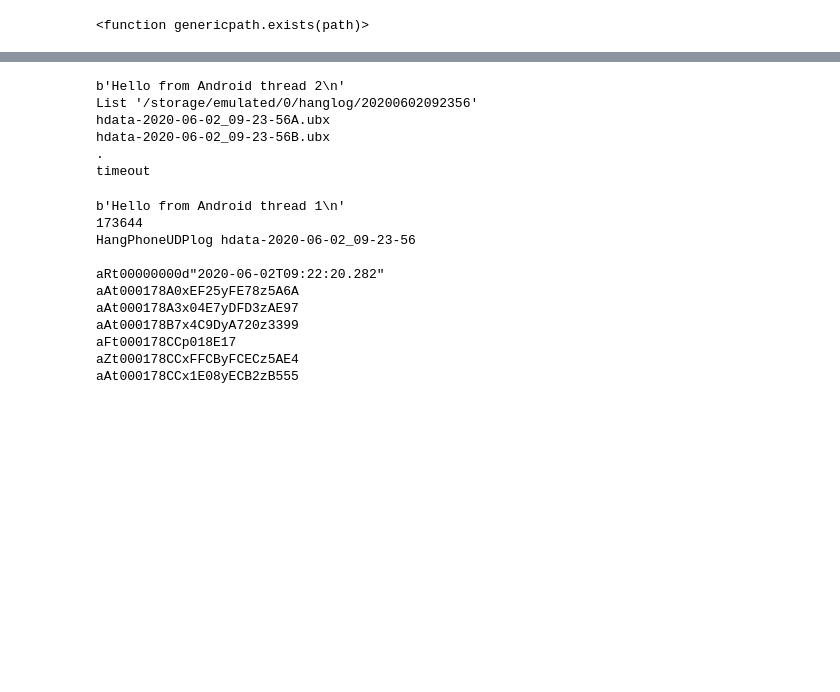
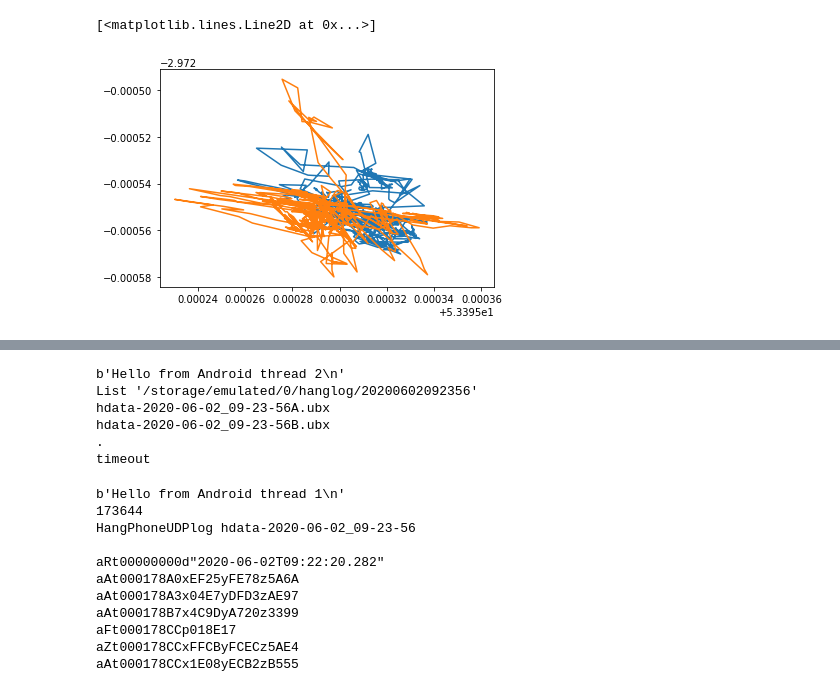
Before and after one commit to goatchurchprime/RTK_on_the_beach, a Jupyter notebook: notebooks/tcpoperatingrtknavi.ipynb, the cells around one changed output, grey strips where cells are left out. Cells and saved outputs as stored; diff of their text form; code cells hidden in the pictures; blank space fills up the shorter version.

```diff
--- a/notebooks/tcpoperatingrtknavi.ipynb
+++ b/notebooks/tcpoperatingrtknavi.ipynb
@@ -7,8 +7,17 @@
 #   * Base TCP client 192.168.43.1 9042 cmd -CCC
 # Click on "O" and set:
 #   * TCP Server, (127.0.0.1) option port 9060
-# %%
-import os
-os.path.exists
-# %% [output]
-<function genericpath.exists(path)>
+# %%
+import sys
+sys.path.append("../scripts")
+from ubxpostutils import genconfig, readposfile
+wA = readposfile("../hanglog/20200602092356/hdata-2020-06-02_09-23-56A.pos")
+wB = readposfile("../hanglog/20200602092356/hdata-2020-06-02_09-23-56B.pos")
+
+%matplotlib inline
+from matplotlib import pyplot as plt
+plt.plot(wA.lat, wA.lng)
+plt.plot(wB.lat, wB.lng)
+# %% [output]
+[<matplotlib.lines.Line2D at 0x...>]
+[figure, added]
```
Also changed, not shown: parts of 3 cells of this notebook, 3 other files.
